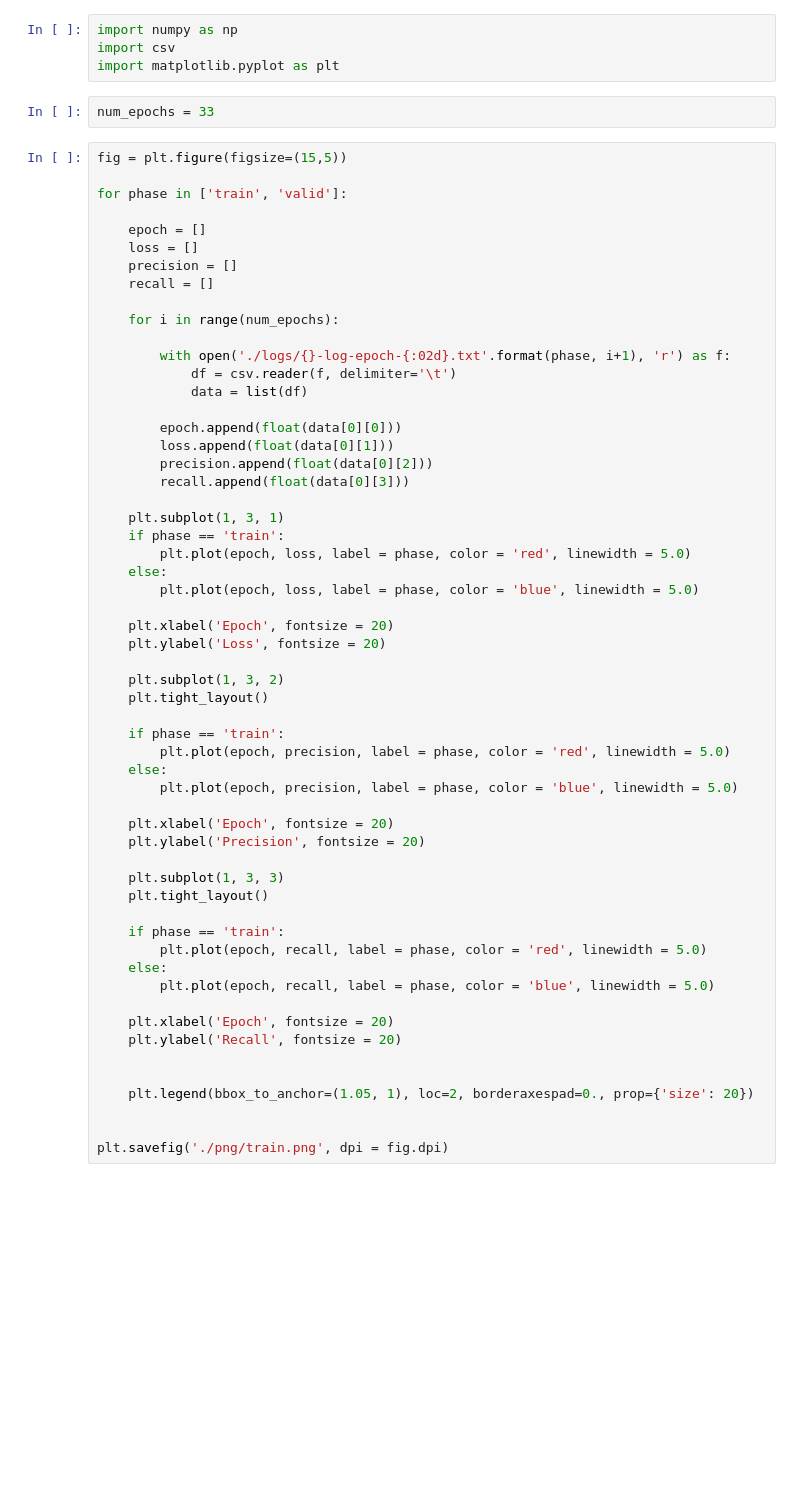
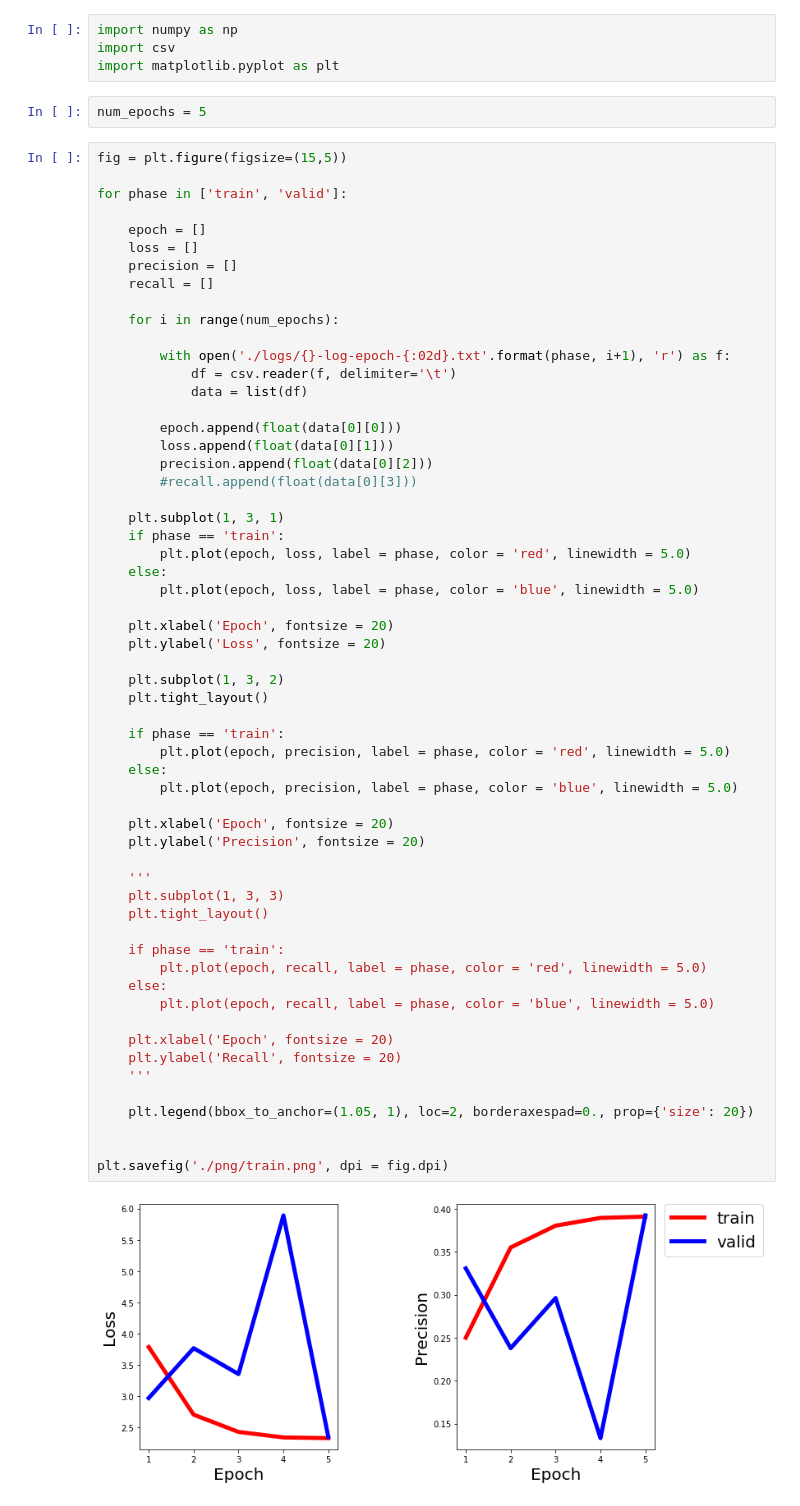
Before and after one commit to tbmoon/VUC, a Jupyter notebook: plotter.ipynb, the cells around one changed output. Cells and saved outputs as stored; diff of their text form; blank space fills up the shorter version.

```diff
--- a/plotter.ipynb
+++ b/plotter.ipynb
@@ -3,7 +3,7 @@ import numpy as np
 import csv
 import matplotlib.pyplot as plt
 # %%
-num_epochs = 33
+num_epochs = 5
 # %%
 fig = plt.figure(figsize=(15,5))
 
@@ -23,7 +23,7 @@ for phase in ['train', 'valid']:
         epoch.append(float(data[0][0]))
         loss.append(float(data[0][1]))
         precision.append(float(data[0][2]))
-        recall.append(float(data[0][3]))
+        #recall.append(float(data[0][3]))
 
     plt.subplot(1, 3, 1)
     if phase == 'train':
@@ -33,31 +33,34 @@ for phase in ['train', 'valid']:
 
     plt.xlabel('Epoch', fontsize = 20)
     plt.ylabel('Loss', fontsize = 20)
 
     plt.subplot(1, 3, 2)
     plt.tight_layout()
 
     if phase == 'train':
         plt.plot(epoch, precision, label = phase, color = 'red', linewidth = 5.0)
     else:
         plt.plot(epoch, precision, label = phase, color = 'blue', linewidth = 5.0)
 
     plt.xlabel('Epoch', fontsize = 20)
     plt.ylabel('Precision', fontsize = 20)
 
+    '''
     plt.subplot(1, 3, 3)
     plt.tight_layout()
 
     if phase == 'train':
         plt.plot(epoch, recall, label = phase, color = 'red', linewidth = 5.0)
     else:
         plt.plot(epoch, recall, label = phase, color = 'blue', linewidth = 5.0)
 
     plt.xlabel('Epoch', fontsize = 20)
     plt.ylabel('Recall', fontsize = 20)
-
+    '''
 
     plt.legend(bbox_to_anchor=(1.05, 1), loc=2, borderaxespad=0., prop={'size': 20})
 
 
 plt.savefig('./png/train.png', dpi = fig.dpi)
+# %% [output]
+[figure, added]
```
Also changed, not shown: 1 other file.
